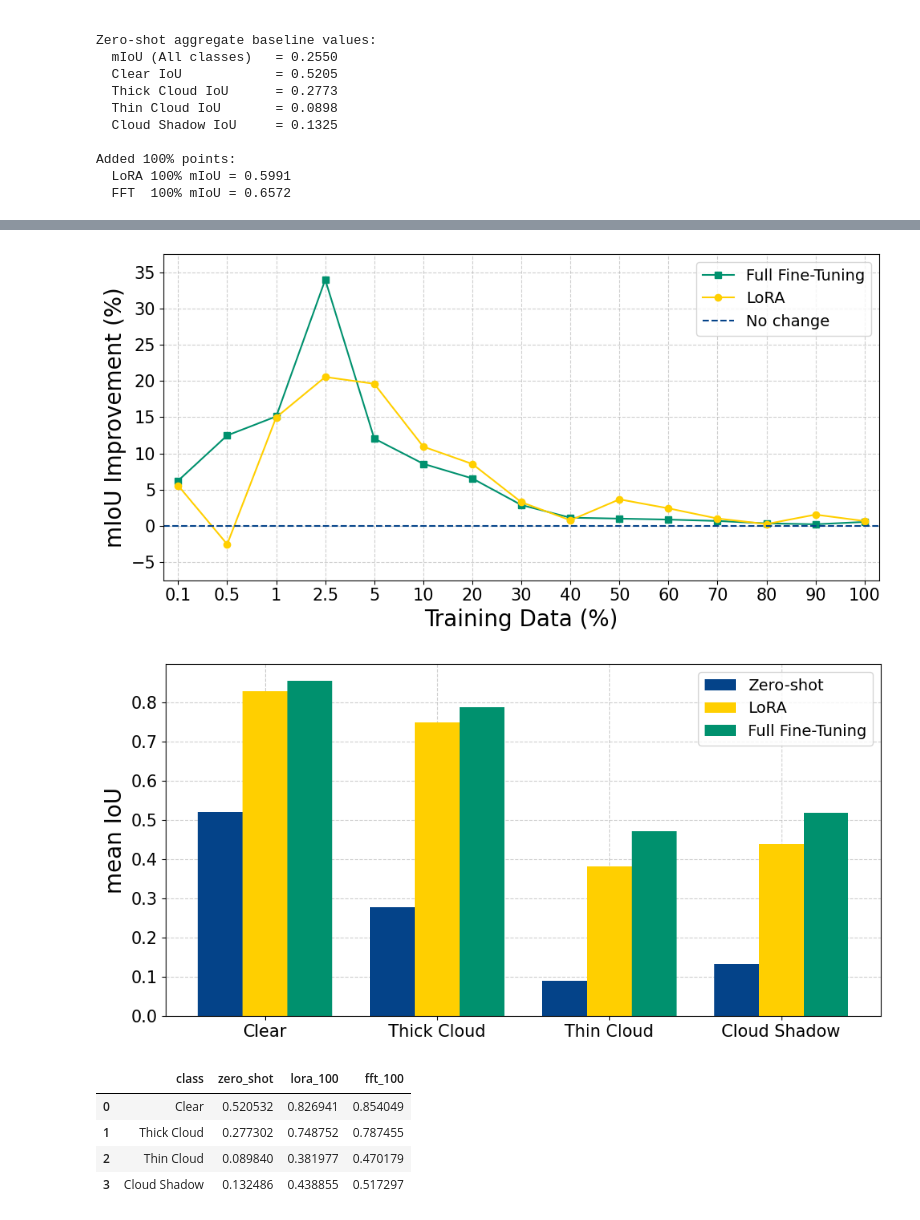
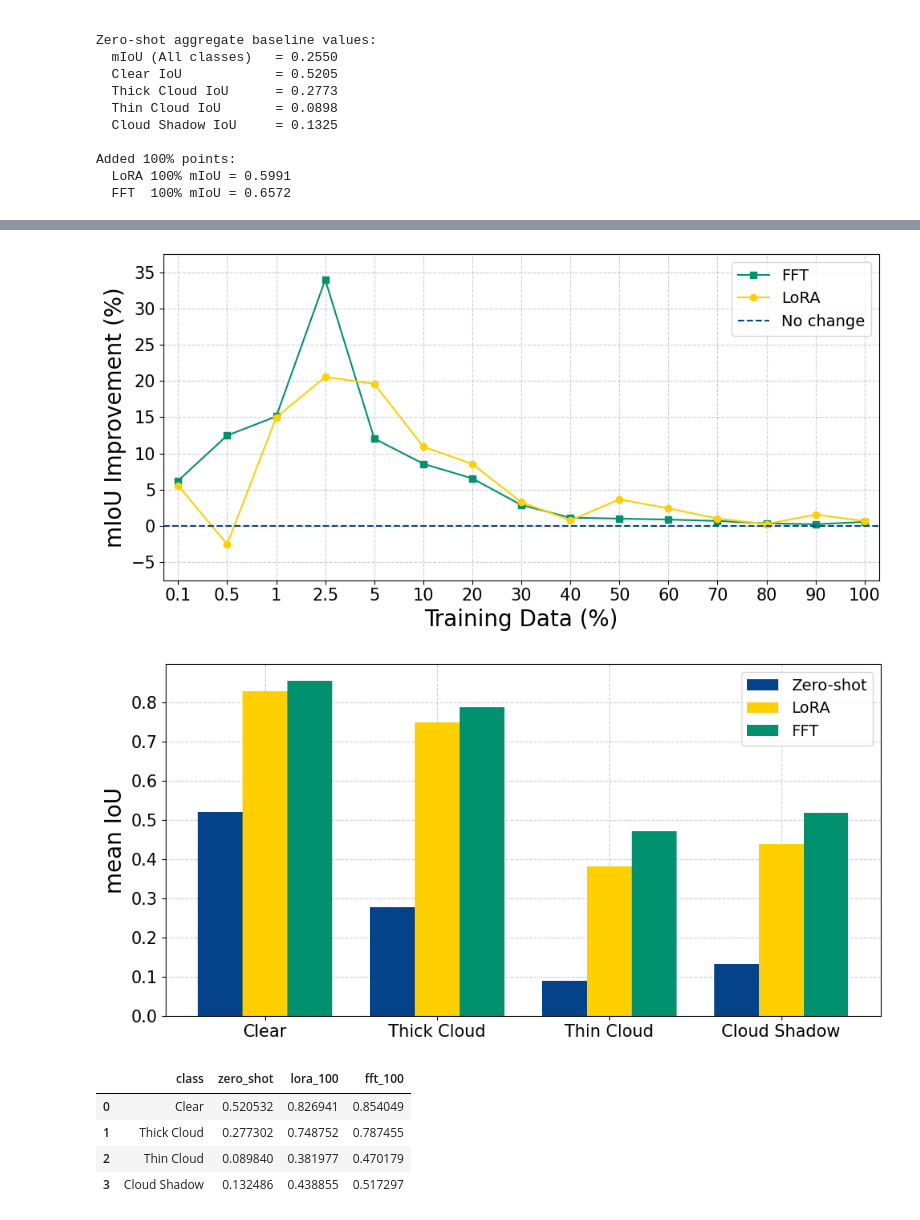
Before and after one commit to uga-gaim/2026_CVPRW_CloudPrompts, a Jupyter notebook: code/notebooks/figures.ipynb, the cells around one changed output, grey strips where cells are left out. Cells and saved outputs as stored; diff of their text form; code cells hidden in the pictures.

Commit message:
Update Images with FFT Label

```diff
--- a/code/notebooks/figures.ipynb
+++ b/code/notebooks/figures.ipynb
@@ -544,7 +544,7 @@ for i, (ax, (title, metric_col, zs_col)) in enumerate(zip(axes, CLASS_METRICS)):
 
     ax.plot(
         fft_x, fft_m[metric_col],
-        marker="s", linestyle="-", color="#00916e", label="Full Fine-Tuning"
+        marker="s", linestyle="-", color="#00916e", label="FFT"
     )
     ax.plot(
         lora_x, lora_m[metric_col],
@@ -659,7 +659,7 @@ plt.figure(figsize=FIGSIZE)
 
 plt.plot(
     fft_x, fft_plot[IMPROV_COL],
-    marker="s", linestyle="-", color="#00916e", label="Full Fine-Tuning"
+    marker="s", linestyle="-", color="#00916e", label="FFT"
 )
 plt.plot(
     lora_x, lora_plot[IMPROV_COL],
@@ -683,7 +683,7 @@ plt.legend(fontsize=14)
 plt.tight_layout()
 plt.show()
 # %% [output]
-[figure, old version]
+[figure, new version]
 # %%
 import numpy as np
 import pandas as pd
@@ -732,35 +732,35 @@ COLOR_LORA = "#ffcf00"
 COLOR_FFT  = "#00916e"
 
 plt.figure(figsize=FIGSIZE)
 ax = plt.gca()
 
 ax.set_axisbelow(True)
 ax.grid(True, linestyle="--", alpha=0.6)
 
 plt.bar(x - w, zs_vals_bar,   width=w, label="Zero-shot",      color=COLOR_ZS)
 plt.bar(x,     lora_vals_bar, width=w, label="LoRA",           color=COLOR_LORA)
-plt.bar(x + w, fft_vals_bar,  width=w, label="Full Fine-Tuning",  color=COLOR_FFT)
+plt.bar(x + w, fft_vals_bar,  width=w, label="FFT",  color=COLOR_FFT)
 
 plt.xticks(x, labels, fontsize=15)
 plt.yticks(fontsize=15)
 plt.ylabel("mean IoU", fontsize=20)
 
 if Y_LIM is not None:
     plt.ylim(Y_LIM)
 
 plt.legend(fontsize=14)
 plt.tight_layout()
 plt.show()
 
 bar_df = pd.DataFrame({
     "class": labels,
     "zero_shot": zs_vals_bar,
     "lora_100": lora_vals_bar,
     "fft_100": fft_vals_bar,
 })
 display(bar_df)
 # %% [output]
-[figure, old version]
+[figure, new version]
 |  | class | zero_shot | lora_100 | fft_100 |
 | 0 | Clear | 0.520532 | 0.826941 | 0.854049 |
 | 1 | Thick Cloud | 0.277302 | 0.748752 | 0.787455 |
```
Also changed, not shown: parts of 3 cells of this notebook, 5 other files.
